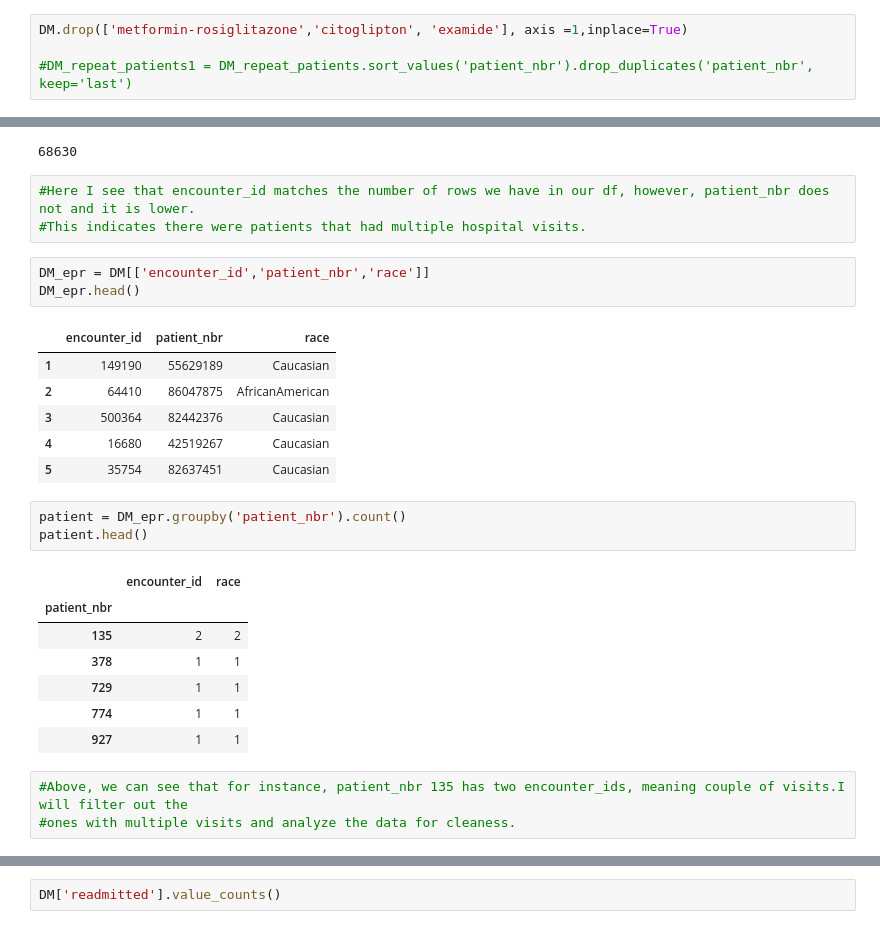
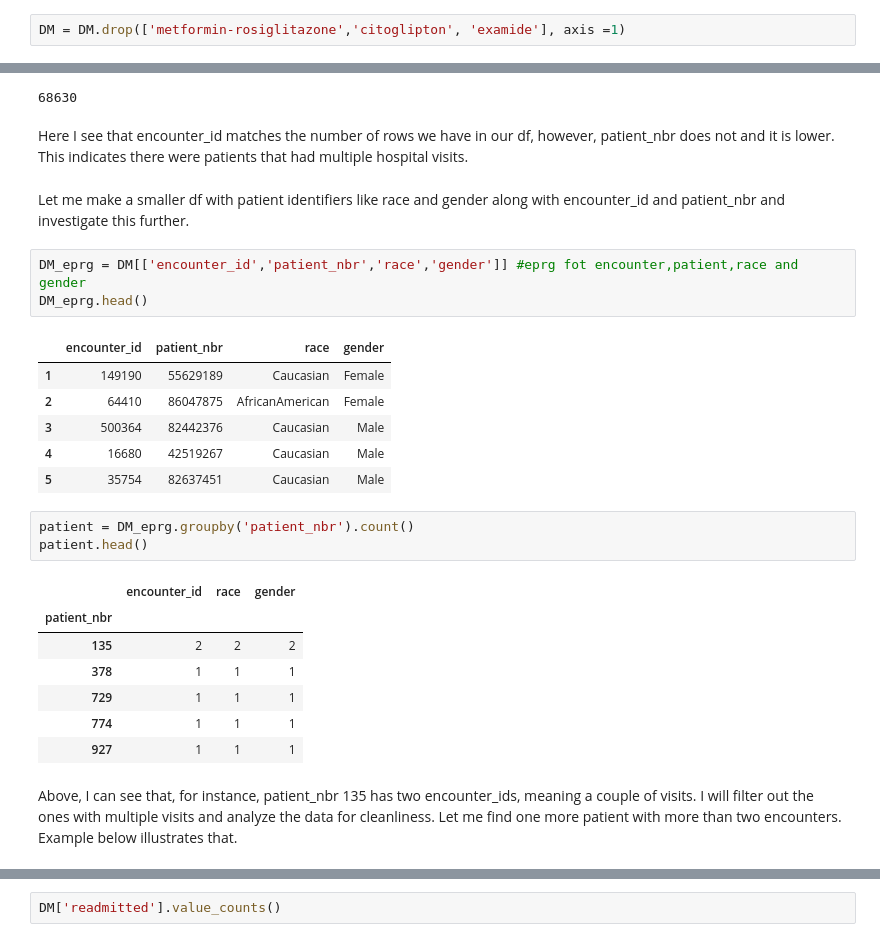
Before and after one commit to bertimoges/Diabetes_readmission_prediction, a Jupyter notebook: End_to_End_Project/Notebooks/DiabetesEDA.ipynb, the cells around one changed output, grey strips where cells are left out. Cells and saved outputs as stored; diff of their text form.

```diff
--- a/End_to_End_Project/Notebooks/DiabetesEDA.ipynb
+++ b/End_to_End_Project/Notebooks/DiabetesEDA.ipynb
@@ -208,4 +293,2 @@ Name: insulin, dtype: float64
 # %%
-DM.drop(['metformin-rosiglitazone','citoglipton', 'examide'], axis =1,inplace=True)
-
-#DM_repeat_patients1 = DM_repeat_patients.sort_values('patient_nbr').drop_duplicates('patient_nbr', keep='last')
+DM = DM.drop(['metformin-rosiglitazone','citoglipton', 'examide'], axis =1)
@@ -264,30 +328,30 @@ DM['encounter_id'].nunique()
 DM['patient_nbr'].nunique()
 # %% [output]
 68630
-# %%
-#Here I see that encounter_id matches the number of rows we have in our df, however, patient_nbr does not and it is lower.
-#This indicates there were patients that had multiple hospital visits.
+# %% [markdown]
+Here I see that encounter_id matches the number of rows we have in our df, however, patient_nbr does not and it is lower. This indicates there were patients that had multiple hospital visits.
+# %% [markdown]
+Let me make a smaller df with patient identifiers like race and gender along with encounter_id and patient_nbr and investigate this further.
 # %%
-DM_epr = DM[['encounter_id','patient_nbr','race']]
-DM_epr.head()
+DM_eprg = DM[['encounter_id','patient_nbr','race','gender']] #eprg fot encounter,patient,race and gender
+DM_eprg.head()
 # %% [output]
-|  | encounter_id | patient_nbr | race |
-| 1 | 149190 | 55629189 | Caucasian |
-| 2 | 64410 | 86047875 | AfricanAmerican |
-| 3 | 500364 | 82442376 | Caucasian |
-| 4 | 16680 | 42519267 | Caucasian |
-| 5 | 35754 | 82637451 | Caucasian |
+|  | encounter_id | patient_nbr | race | gender |
+| 1 | 149190 | 55629189 | Caucasian | Female |
+| 2 | 64410 | 86047875 | AfricanAmerican | Female |
+| 3 | 500364 | 82442376 | Caucasian | Male |
+| 4 | 16680 | 42519267 | Caucasian | Male |
+| 5 | 35754 | 82637451 | Caucasian | Male |
 # %%
-patient = DM_epr.groupby('patient_nbr').count()
+patient = DM_eprg.groupby('patient_nbr').count()
 patient.head()
 # %% [output]
-|  | encounter_id | race |
-| patient_nbr |  |  |
-| 135 | 2 | 2 |
-| 378 | 1 | 1 |
-| 729 | 1 | 1 |
-| 774 | 1 | 1 |
-| 927 | 1 | 1 |
+|  | encounter_id | race | gender |
+| patient_nbr |  |  |  |
+| 135 | 2 | 2 | 2 |
+| 378 | 1 | 1 | 1 |
+| 729 | 1 | 1 | 1 |
+| 774 | 1 | 1 | 1 |
+| 927 | 1 | 1 | 1 |
-# %%
-#Above, we can see that for instance, patient_nbr 135 has two encounter_ids, meaning couple of visits.I will filter out the
-#ones with multiple visits and analyze the data for cleaness.
+# %% [markdown]
+Above, I can see that, for instance, patient_nbr 135 has two encounter_ids, meaning a couple of visits. I will filter out the ones with multiple visits and analyze the data for cleanliness. Let me find one more patient with more than two encounters. Example below illustrates that.
```
Also changed, not shown: parts of 148 cells of this notebook.
